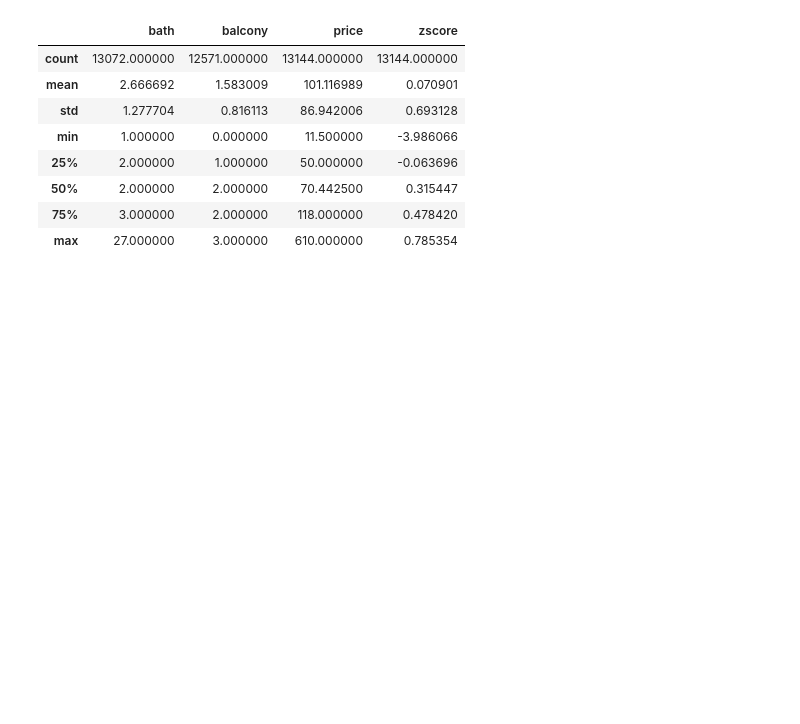
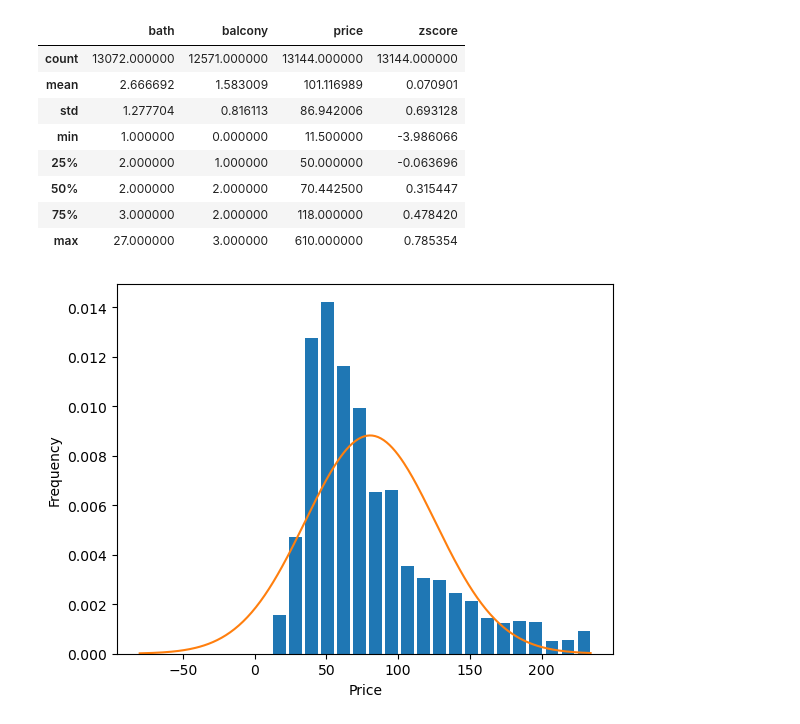
Before and after one commit to Aifedayo/data-science-maths, a Jupyter notebook: exercise-zscore.ipynb, the cells around one changed output. Cells and saved outputs as stored; diff of their text form; code cells hidden in the pictures; blank space fills up the shorter version.

Commit message:
Using numpy and scipy.stats modified:   exercise-zscore.ipynb

```diff
--- a/exercise-zscore.ipynb
+++ b/exercise-zscore.ipynb
@@ -215,3 +223,15 @@ df_no_outlier.describe()
 | 50% | 2.000000 | 2.000000 | 70.442500 | 0.315447 |
 | 75% | 3.000000 | 2.000000 | 118.000000 | 0.478420 |
 | max | 27.000000 | 3.000000 | 610.000000 | 0.785354 |
+# %%
+from scipy.stats import norm
+import numpy as np
+
+plt.hist(df_four_std.price, bins=20, rwidth=0.8, density=True)
+plt.xlabel("Price")
+plt.ylabel("Frequency")
+
+rng = np.arange(-80, df_four_std.price.max())
+plt.plot(rng, norm.pdf(rng, df_four_std.price.mean(), df_four_std.price.std()));
+# %% [output]
+[figure, added]
```
Also changed, not shown: parts of 2 cells of this notebook.
